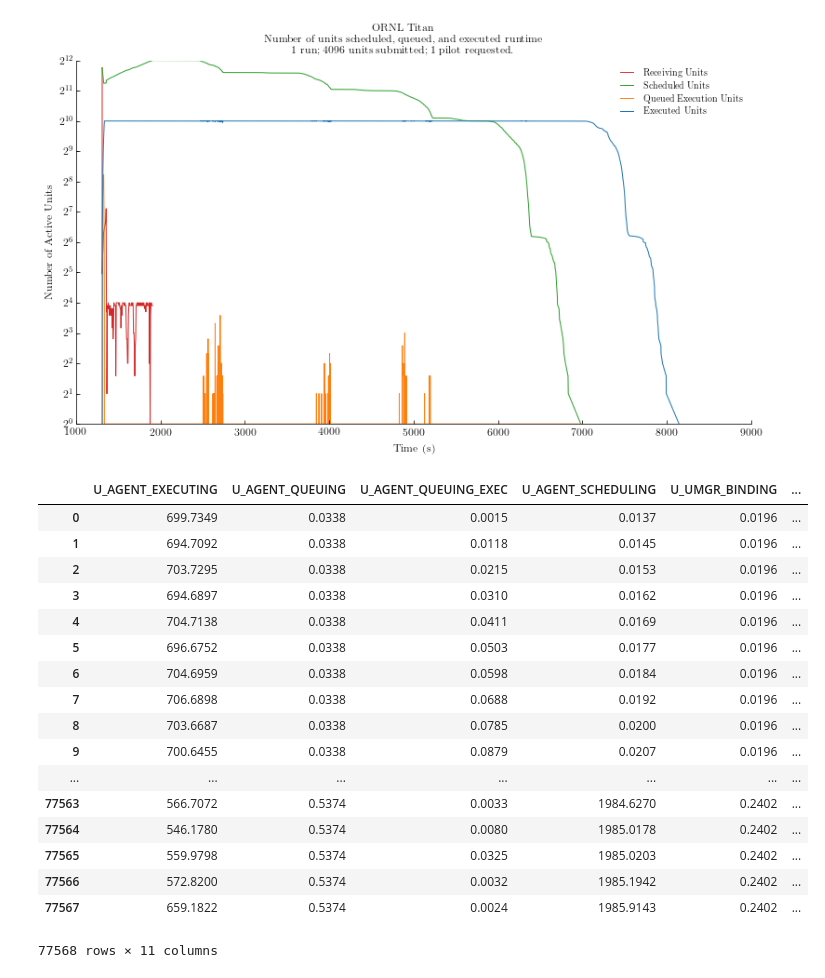
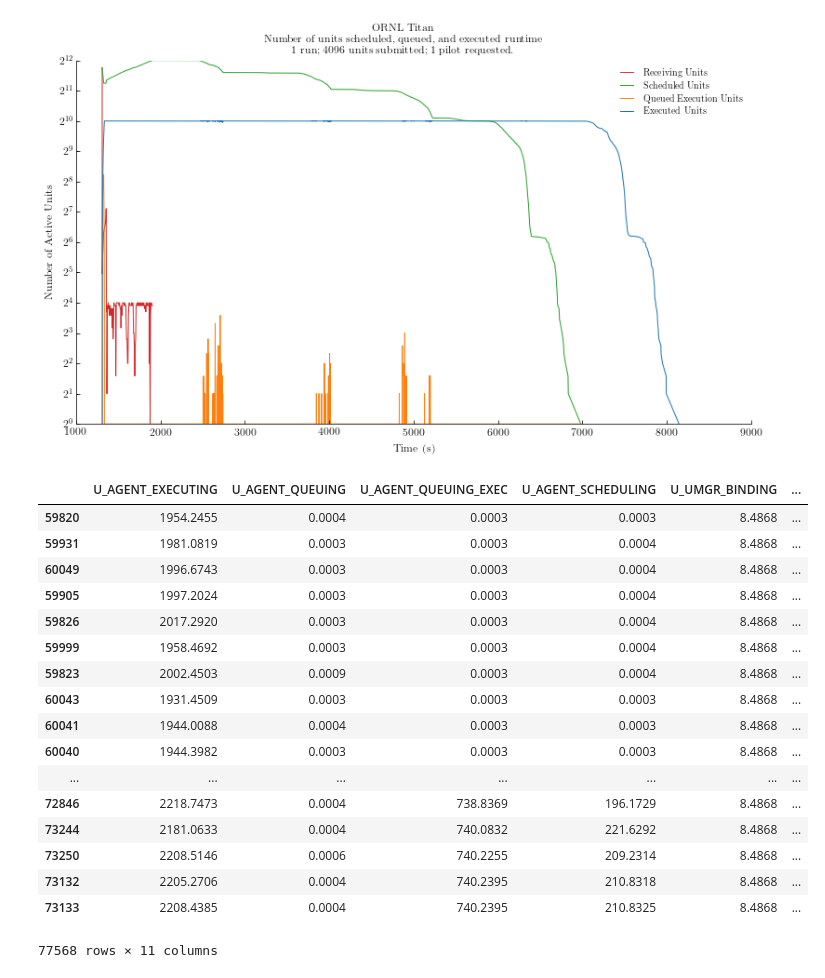
Before and after one commit to radical-experiments/rp-paper, a Jupyter notebook: analysis/rp_paper_experiments.ipynb, the cells around one changed output. Saved outputs shown, nothing was run; the diff lists cells and outputs as text; code cells hidden in the pictures.

Commit message:
Display sorted units

```diff
--- a/analysis/rp_paper_experiments.ipynb
+++ b/analysis/rp_paper_experiments.ipynb
@@ -1130,24 +1130,24 @@ ax.set_yscale('log', basey=2)
 plt.savefig('figures/titan_agent_state_concurrency_4096.pdf', dpi=600, bbox_inches='tight')
 # %% [output]
 [figure]
-# %%
-units
-# %% [output]
-|  | U_AGENT_EXECUTING | U_AGENT_QUEUING | U_AGENT_QUEUING_EXEC | U_AGENT_SCHEDULING | U_UMGR_BINDING | ... |
-| 0 | 699.7349 | 0.0338 | 0.0015 | 0.0137 | 0.0196 | ... |
-| 1 | 694.7092 | 0.0338 | 0.0118 | 0.0145 | 0.0196 | ... |
-| 2 | 703.7295 | 0.0338 | 0.0215 | 0.0153 | 0.0196 | ... |
-| 3 | 694.6897 | 0.0338 | 0.0310 | 0.0162 | 0.0196 | ... |
-| 4 | 704.7138 | 0.0338 | 0.0411 | 0.0169 | 0.0196 | ... |
-| 5 | 696.6752 | 0.0338 | 0.0503 | 0.0177 | 0.0196 | ... |
-| 6 | 704.6959 | 0.0338 | 0.0598 | 0.0184 | 0.0196 | ... |
-| 7 | 706.6898 | 0.0338 | 0.0688 | 0.0192 | 0.0196 | ... |
-| 8 | 703.6687 | 0.0338 | 0.0785 | 0.0200 | 0.0196 | ... |
-| 9 | 700.6455 | 0.0338 | 0.0879 | 0.0207 | 0.0196 | ... |
-| ... | ... | ... | ... | ... | ... | ... |
-| 77563 | 566.7072 | 0.5374 | 0.0033 | 1984.6270 | 0.2402 | ... |
-| 77564 | 546.1780 | 0.5374 | 0.0080 | 1985.0178 | 0.2402 | ... |
-| 77565 | 559.9798 | 0.5374 | 0.0325 | 1985.0203 | 0.2402 | ... |
-| 77566 | 572.8200 | 0.5374 | 0.0032 | 1985.1942 | 0.2402 | ... |
-| 77567 | 659.1822 | 0.5374 | 0.0024 | 1985.9143 | 0.2402 | ... |
-77568 rows × 11 columns
+# %%
+units.sort(columns='U_AGENT_QUEUING_EXEC')
+# %% [output]
+|  | U_AGENT_EXECUTING | U_AGENT_QUEUING | U_AGENT_QUEUING_EXEC | U_AGENT_SCHEDULING | U_UMGR_BINDING | ... |
+| 59820 | 1954.2455 | 0.0004 | 0.0003 | 0.0003 | 8.4868 | ... |
+| 59931 | 1981.0819 | 0.0003 | 0.0003 | 0.0004 | 8.4868 | ... |
+| 60049 | 1996.6743 | 0.0003 | 0.0003 | 0.0004 | 8.4868 | ... |
+| 59905 | 1997.2024 | 0.0003 | 0.0003 | 0.0004 | 8.4868 | ... |
+| 59826 | 2017.2920 | 0.0003 | 0.0003 | 0.0004 | 8.4868 | ... |
+| 59999 | 1958.4692 | 0.0003 | 0.0003 | 0.0004 | 8.4868 | ... |
+| 59823 | 2002.4503 | 0.0009 | 0.0003 | 0.0004 | 8.4868 | ... |
+| 60043 | 1931.4509 | 0.0003 | 0.0003 | 0.0003 | 8.4868 | ... |
+| 60041 | 1944.0088 | 0.0004 | 0.0003 | 0.0003 | 8.4868 | ... |
+| 60040 | 1944.3982 | 0.0003 | 0.0003 | 0.0003 | 8.4868 | ... |
+| ... | ... | ... | ... | ... | ... | ... |
+| 72846 | 2218.7473 | 0.0004 | 738.8369 | 196.1729 | 8.4868 | ... |
+| 73244 | 2181.0633 | 0.0004 | 740.0832 | 221.6292 | 8.4868 | ... |
+| 73250 | 2208.5146 | 0.0006 | 740.2255 | 209.2314 | 8.4868 | ... |
+| 73132 | 2205.2706 | 0.0004 | 740.2395 | 210.8318 | 8.4868 | ... |
+| 73133 | 2208.4385 | 0.0004 | 740.2395 | 210.8325 | 8.4868 | ... |
+77568 rows × 11 columns
```
